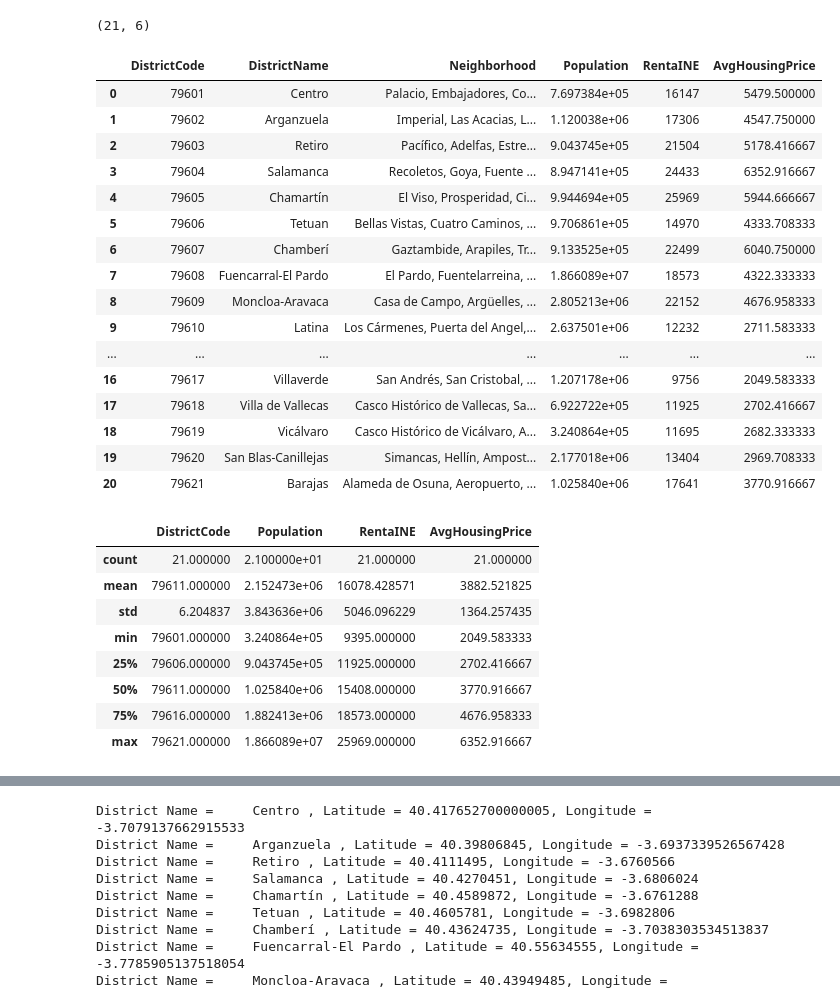
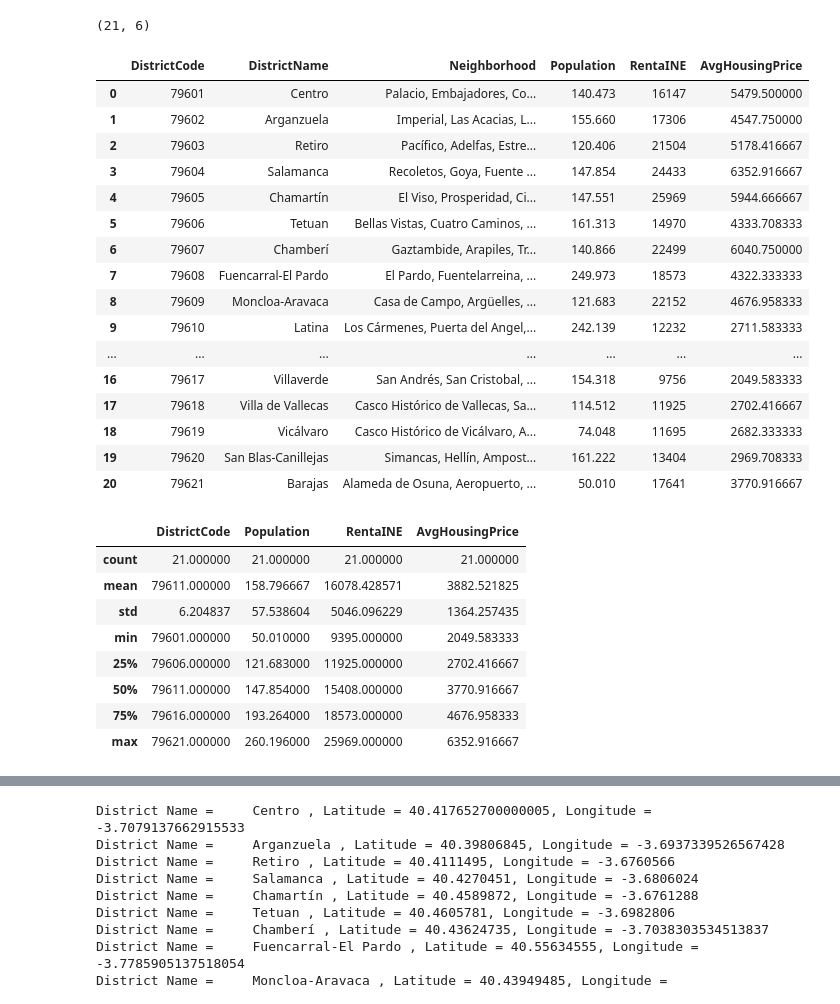
Before and after one commit to LourdesRodriguez/Applied_Data_Science_Capstone, a Jupyter notebook: 20201225_TheBattleofNeighborhoods.ipynb, the cells around one changed output, grey strips where cells are left out. Cells and saved outputs as stored; diff of their text form; code cells hidden in the pictures.

```diff
--- a/20201225_TheBattleofNeighborhoods.ipynb
+++ b/20201225_TheBattleofNeighborhoods.ipynb
@@ -111,0 +68,3 @@ df2
+# %%
+df2 = pd.read_csv('poblacion_distritos.csv',sep= ';')
+df2.head()
@@ -209,0 +155,3 @@ md
+# %%
+md = dfm.join(df2['Población a 1-1-2020'])
+md
@@ -234,35 +200,35 @@ madrid_data.shape
 # %% [output]
 (21, 6)
 # %%
-madrid_data.rename(columns={'distrito_codigo': 'DistrictCode', 'distrito_nombre':'DistrictName','barrio_nombre':'Neighborhood', 'Renta_INE':'RentaINE'}, inplace=True)
+madrid_data.rename(columns={'distrito_codigo': 'DistrictCode', 'distrito_nombre':'DistrictName','barrio_nombre':'Neighborhood','Población a 1-1-2020':'Population', 'Renta_INE':'RentaINE'}, inplace=True)
 madrid_data
 # %% [output]
 |  | DistrictCode | DistrictName | Neighborhood | Population | RentaINE | AvgHousingPrice |
-| 0 | 79601 | Centro | Palacio, Embajadores, Co... | 7.697384e+05 | 16147 | 5479.500000 |
-| 1 | 79602 | Arganzuela | Imperial, Las Acacias, L... | 1.120038e+06 | 17306 | 4547.750000 |
-| 2 | 79603 | Retiro | Pacífico, Adelfas, Estre... | 9.043745e+05 | 21504 | 5178.416667 |
-| 3 | 79604 | Salamanca | Recoletos, Goya, Fuente ... | 8.947141e+05 | 24433 | 6352.916667 |
-| 4 | 79605 | Chamartín | El Viso, Prosperidad, Ci... | 9.944694e+05 | 25969 | 5944.666667 |
-| 5 | 79606 | Tetuan | Bellas Vistas, Cuatro Caminos, ... | 9.706861e+05 | 14970 | 4333.708333 |
-| 6 | 79607 | Chamberí | Gaztambide, Arapiles, Tr... | 9.133525e+05 | 22499 | 6040.750000 |
-| 7 | 79608 | Fuencarral-El Pardo | El Pardo, Fuentelarreina, ... | 1.866089e+07 | 18573 | 4322.333333 |
-| 8 | 79609 | Moncloa-Aravaca | Casa de Campo, Argüelles, ... | 2.805213e+06 | 22152 | 4676.958333 |
-| 9 | 79610 | Latina | Los Cármenes, Puerta del Angel,... | 2.637501e+06 | 12232 | 2711.583333 |
+| 0 | 79601 | Centro | Palacio, Embajadores, Co... | 140.473 | 16147 | 5479.500000 |
+| 1 | 79602 | Arganzuela | Imperial, Las Acacias, L... | 155.660 | 17306 | 4547.750000 |
+| 2 | 79603 | Retiro | Pacífico, Adelfas, Estre... | 120.406 | 21504 | 5178.416667 |
+| 3 | 79604 | Salamanca | Recoletos, Goya, Fuente ... | 147.854 | 24433 | 6352.916667 |
+| 4 | 79605 | Chamartín | El Viso, Prosperidad, Ci... | 147.551 | 25969 | 5944.666667 |
+| 5 | 79606 | Tetuan | Bellas Vistas, Cuatro Caminos, ... | 161.313 | 14970 | 4333.708333 |
+| 6 | 79607 | Chamberí | Gaztambide, Arapiles, Tr... | 140.866 | 22499 | 6040.750000 |
+| 7 | 79608 | Fuencarral-El Pardo | El Pardo, Fuentelarreina, ... | 249.973 | 18573 | 4322.333333 |
+| 8 | 79609 | Moncloa-Aravaca | Casa de Campo, Argüelles, ... | 121.683 | 22152 | 4676.958333 |
+| 9 | 79610 | Latina | Los Cármenes, Puerta del Angel,... | 242.139 | 12232 | 2711.583333 |
 | ... | ... | ... | ... | ... | ... | ... |
-| 16 | 79617 | Villaverde | San Andrés, San Cristobal, ... | 1.207178e+06 | 9756 | 2049.583333 |
-| 17 | 79618 | Villa de Vallecas | Casco Histórico de Vallecas, Sa... | 6.922722e+05 | 11925 | 2702.416667 |
-| 18 | 79619 | Vicálvaro | Casco Histórico de Vicálvaro, A... | 3.240864e+05 | 11695 | 2682.333333 |
-| 19 | 79620 | San Blas-Canillejas | Simancas, Hellín, Ampost... | 2.177018e+06 | 13404 | 2969.708333 |
-| 20 | 79621 | Barajas | Alameda de Osuna, Aeropuerto, ... | 1.025840e+06 | 17641 | 3770.916667 |
+| 16 | 79617 | Villaverde | San Andrés, San Cristobal, ... | 154.318 | 9756 | 2049.583333 |
+| 17 | 79618 | Villa de Vallecas | Casco Histórico de Vallecas, Sa... | 114.512 | 11925 | 2702.416667 |
+| 18 | 79619 | Vicálvaro | Casco Histórico de Vicálvaro, A... | 74.048 | 11695 | 2682.333333 |
+| 19 | 79620 | San Blas-Canillejas | Simancas, Hellín, Ampost... | 161.222 | 13404 | 2969.708333 |
+| 20 | 79621 | Barajas | Alameda de Osuna, Aeropuerto, ... | 50.010 | 17641 | 3770.916667 |
 # %%
 madrid_data.describe()
 # %% [output]
 |  | DistrictCode | Population | RentaINE | AvgHousingPrice |
-| count | 21.000000 | 2.100000e+01 | 21.000000 | 21.000000 |
-| mean | 79611.000000 | 2.152473e+06 | 16078.428571 | 3882.521825 |
-| std | 6.204837 | 3.843636e+06 | 5046.096229 | 1364.257435 |
-| min | 79601.000000 | 3.240864e+05 | 9395.000000 | 2049.583333 |
-| 25% | 79606.000000 | 9.043745e+05 | 11925.000000 | 2702.416667 |
-| 50% | 79611.000000 | 1.025840e+06 | 15408.000000 | 3770.916667 |
-| 75% | 79616.000000 | 1.882413e+06 | 18573.000000 | 4676.958333 |
-| max | 79621.000000 | 1.866089e+07 | 25969.000000 | 6352.916667 |
+| count | 21.000000 | 21.000000 | 21.000000 | 21.000000 |
+| mean | 79611.000000 | 158.796667 | 16078.428571 | 3882.521825 |
+| std | 6.204837 | 57.538604 | 5046.096229 | 1364.257435 |
+| min | 79601.000000 | 50.010000 | 9395.000000 | 2049.583333 |
+| 25% | 79606.000000 | 121.683000 | 11925.000000 | 2702.416667 |
+| 50% | 79611.000000 | 147.854000 | 15408.000000 | 3770.916667 |
+| 75% | 79616.000000 | 193.264000 | 18573.000000 | 4676.958333 |
+| max | 79621.000000 | 260.196000 | 25969.000000 | 6352.916667 |
```
Also changed, not shown: parts of 13 cells of this notebook.
